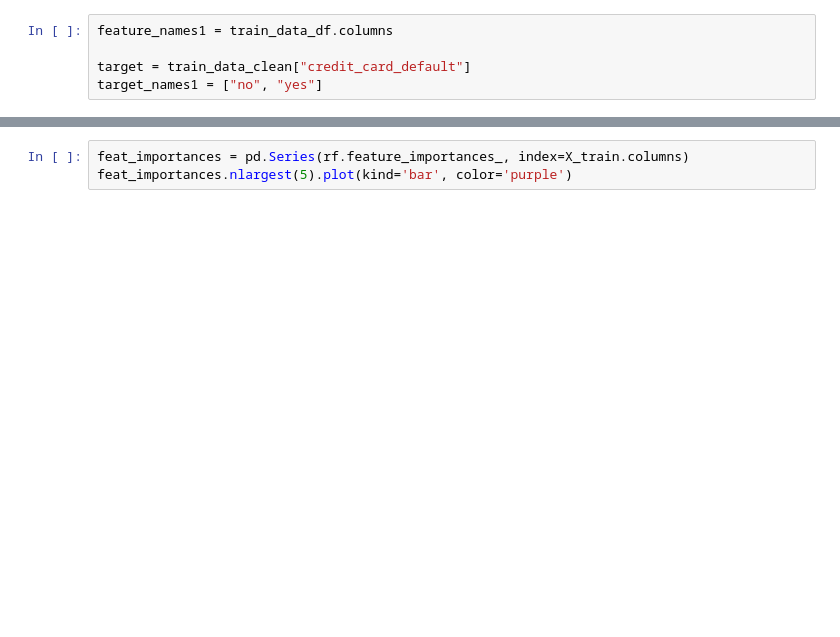
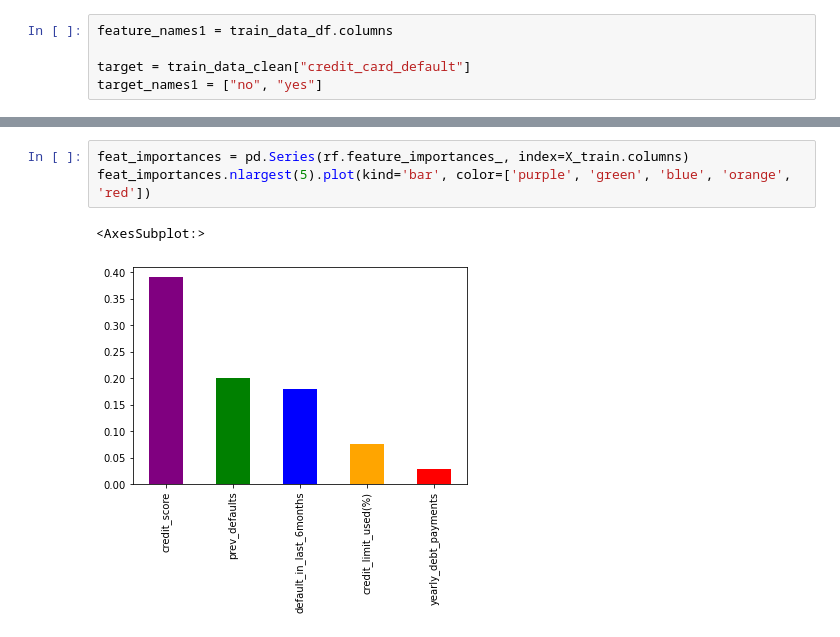
Before and after one commit to gjumaan/ml-project, a Jupyter notebook: decision_trees.ipynb, the cells around one changed output, grey strips where cells are left out. Saved outputs shown, nothing was run; the diff lists cells and outputs as text; blank space fills up the shorter version.

```diff
--- a/decision_trees.ipynb
+++ b/decision_trees.ipynb
@@ -71,3 +145,6 @@ sorted(zip(rf.feature_importances_, feature_names), reverse=True)
 # %%
 feat_importances = pd.Series(rf.feature_importances_, index=X_train.columns)
-feat_importances.nlargest(5).plot(kind='bar', color='purple')
+feat_importances.nlargest(5).plot(kind='bar', color=['purple', 'green', 'blue', 'orange', 'red'])
+# %% [output]
+<AxesSubplot:>
+[figure, added]
```
Also changed, not shown: parts of 13 cells of this notebook, 4 other files.
